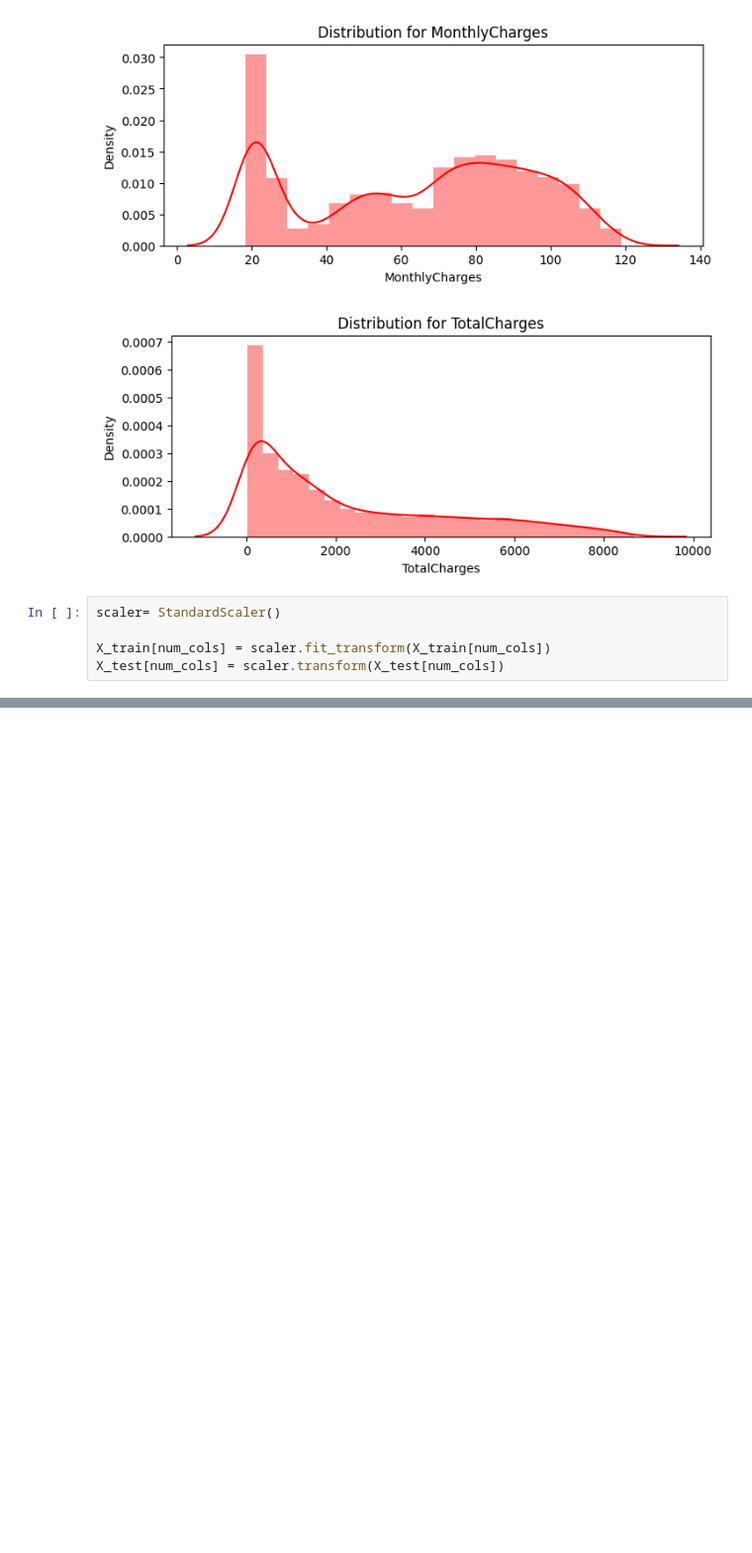
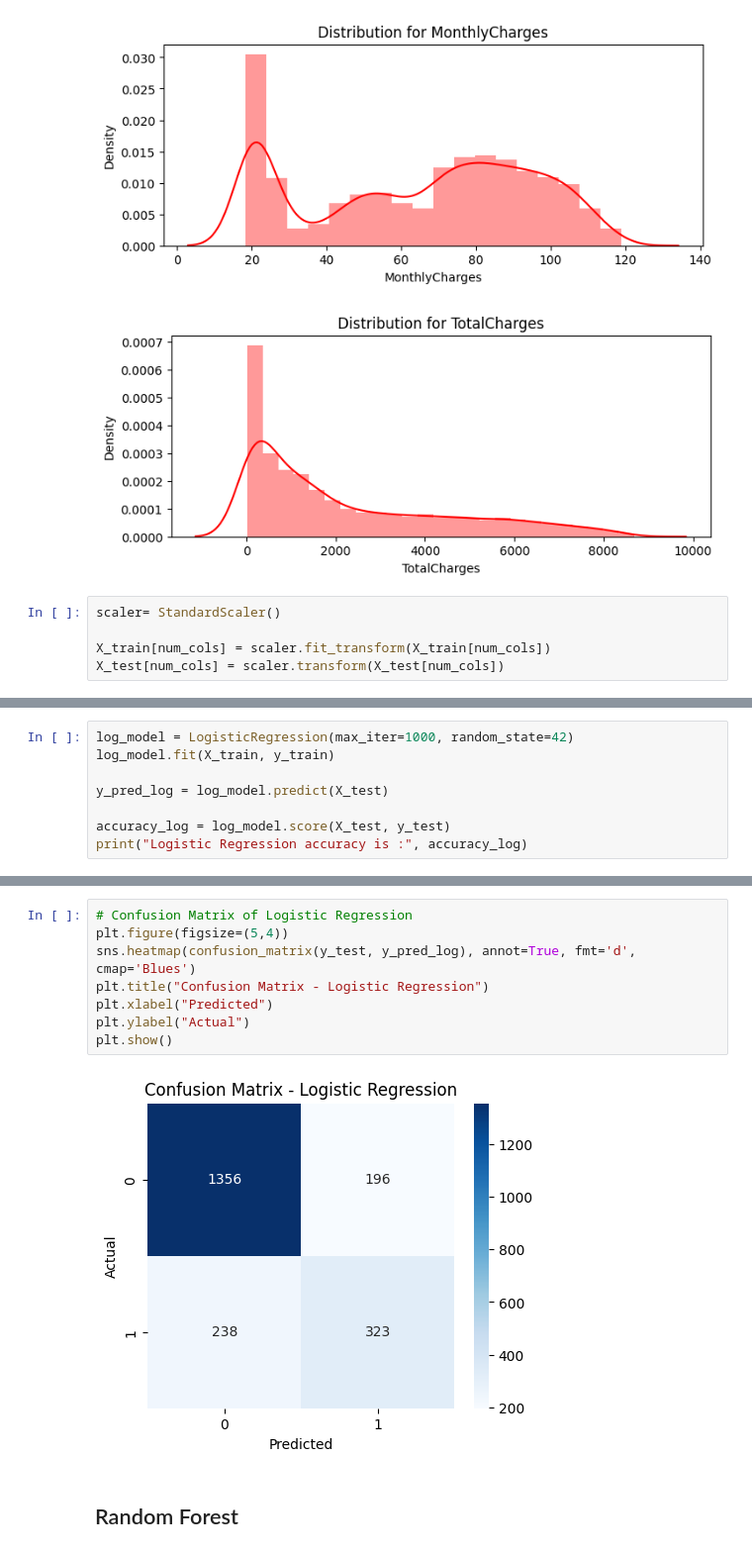
Before and after one commit to nhahub/NHA-010, a Jupyter notebook: notebooks/Training.ipynb, the cells around one changed output, grey strips where cells are left out. Shown: that part at 99% size. Cells and saved outputs as stored; diff of their text form; blank space fills up the shorter version.

Commit message:
Adding Logistic Regression and Random Forest Models

```diff
--- a/notebooks/Training.ipynb
+++ b/notebooks/Training.ipynb
@@ -126,0 +133,8 @@ weighted avg       0.73      0.72      0.72      2113
+# %%
+log_model = LogisticRegression(max_iter=1000, random_state=42)
+log_model.fit(X_train, y_train)
+
+y_pred_log = log_model.predict(X_test)
+
+accuracy_log = log_model.score(X_test, y_test)
+print("Logistic Regression accuracy is :", accuracy_log)
@@ -126,0 +156,12 @@ weighted avg       0.73      0.72      0.72      2113
+# %%
+# Confusion Matrix of Logistic Regression
+plt.figure(figsize=(5,4))
+sns.heatmap(confusion_matrix(y_test, y_pred_log), annot=True, fmt='d', cmap='Blues')
+plt.title("Confusion Matrix - Logistic Regression")
+plt.xlabel("Predicted")
+plt.ylabel("Actual")
+plt.show()
+# %% [output]
+[figure, added]
+# %% [markdown]
+## Random Forest
```
Also changed, not shown: parts of 13 cells of this notebook.
